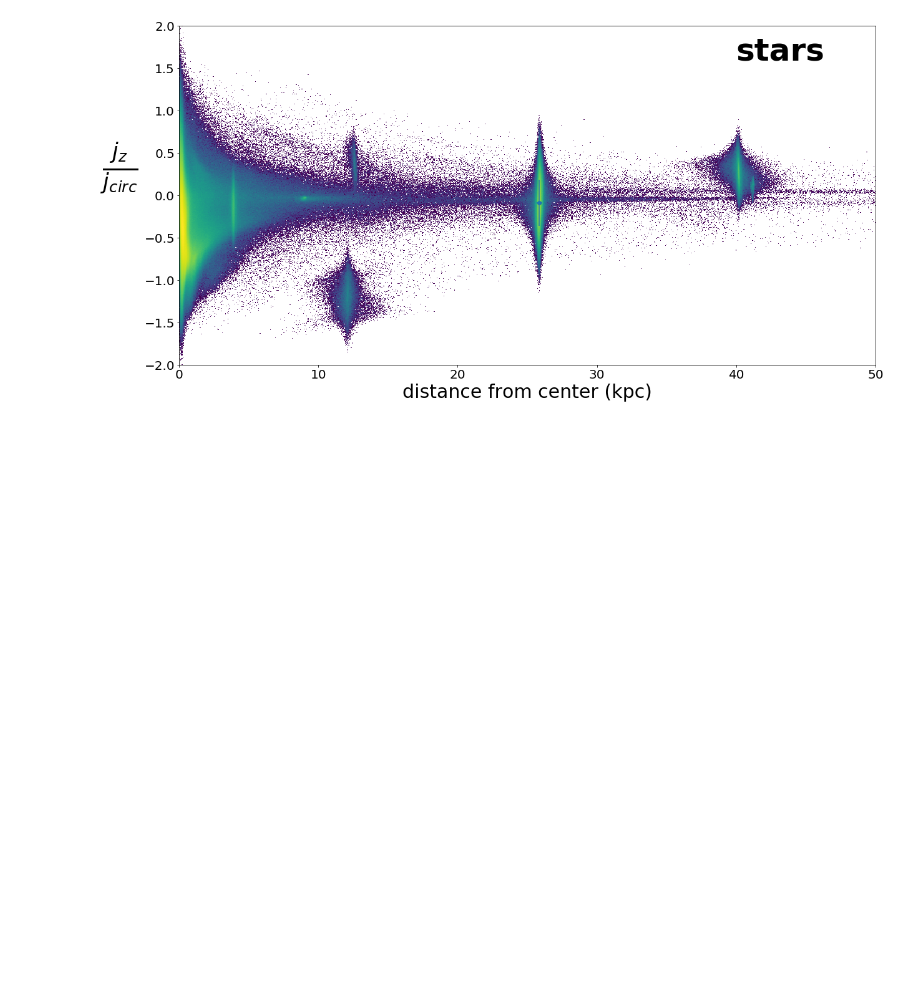
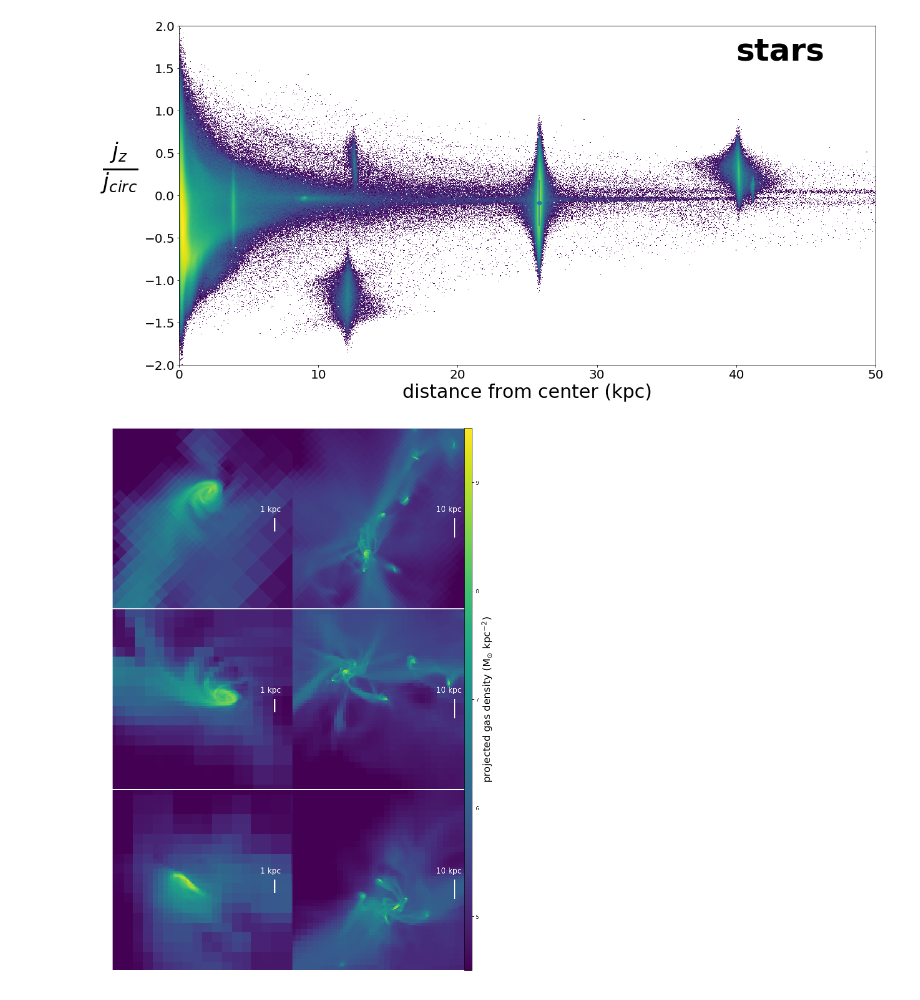
Before and after one commit to RaymondSimons/foggie_local, a Jupyter notebook: anchor_ids.ipynb, the cells around one changed output. Cells and saved outputs as stored; diff of their text form; code cells hidden in the pictures; blank space fills up the shorter version.

```diff
--- a/anchor_ids.ipynb
+++ b/anchor_ids.ipynb
@@ -302,63 +304,68 @@ np.save('/Users/rsimons/Dropbox/rcs_foggie/outputs/nref11n_nref10f_selfshield_z6
 # %%
 anchor_ids = np.load('/Users/rsimons/Dropbox/rcs_foggie/outputs/nref11n_nref10f_selfshield_z6_anchors.npy')[()]
 # %%
-import yt
-import os
-os.chdir('/Users/rsimons/Dropbox/rcs_foggie/data/halo_008508/nref11n_selfshield_z15/DD0600/')
-ds = yt.load('DD0600')
+Ls = [[1,0,0], [0,1,0], [0, 0, 1]]
+
+W1 = yt.YTArray([15, 15, 15], 'kpc')
+W2 = yt.YTArray([100, 100, 100], 'kpc')
+
+north_vector = [0,0.7,0.7]
+N = 512
+
+
+anchor_xs_box_avg = 26564.85890163585
+anchor_ys_box_avg = 26236.47388230963
+anchor_zs_box_avg = 27090.86022165454
 cen = yt.YTArray([anchor_xs_box_avg, anchor_ys_box_avg, anchor_zs_box_avg], 'kpc')
 
 
-vel_vec = array([anchor_vxs_box_avg, anchor_vys_box_avg, anchor_vzs_box_avg])
-L = vel_vec/np.linalg.norm(vel_vec)
-
-
-W1 = yt.YTArray([10, 10, 10], 'kpc')
-W2 = yt.YTArray([50, 50, 50], 'kpc')
-
-north_vector = [0,1,0]
-N = 512
-
-image1 = yt.off_axis_projection(ds, cen, L, W1, N, ('gas', 'density'), north_vector =  north_vector)
-image2 = yt.off_axis_projection(ds, cen, L, W2, N, ('gas', 'density'), north_vector =  north_vector)
-
-
-fig, axes = subplots(1,2, figsize = (10.8, 5))
-
-
-image1 = image1.in_units('Msun * kpc**-2')
-image2 = image2.in_units('Msun * kpc**-2')
-
-im1 = axes[0].imshow(np.log10(image1), vmin = 4.5, vmax = 9.5)
-im2 = axes[1].imshow(np.log10(image2), vmin = 4.5, vmax = 9.5)
-
-bar_len_kpc = 1.
-bar_len_pix = 1.*N/W1[0].value * bar_len_kpc
-y_bar_start_pix = 0.5*N
-y_bar_end_pix = y_bar_start_pix + bar_len_pix
-x_bar_pix = 0.9*N
-axes[0].plot([x_bar_pix, x_bar_pix], [y_bar_start_pix, y_bar_end_pix], color = 'white', linewidth = 3)
-axes[0].annotate("%i kpc"%bar_len_kpc, (x_bar_pix-0.08*N, y_bar_start_pix- 0.04*N), color = 'white', fontsize = 15, rotation = 0)
+fig, axes = plt.subplots(3,2, figsize = (10.8, 15))
 
 
 
-bar_len_kpc = 10
-bar_len_pix = 1.*N/W2[0].value * bar_len_kpc
-y_bar_start_pix = 0.5*N
-y_bar_end_pix = y_bar_start_pix + bar_len_pix
-x_bar_pix = 0.9*N
-axes[1].plot([x_bar_pix, x_bar_pix], [y_bar_start_pix, y_bar_end_pix], color = 'white', linewidth = 3)
-axes[1].annotate("%i kpc"%bar_len_kpc, (x_bar_pix-0.10*N, y_bar_start_pix- 0.04*N), color = 'white', fontsize = 15, rotation = 0)
+for i in arange(3):
+    L = Ls[i]
+    image1 = yt.off_axis_projection(ds, cen, L, W1, N, ('gas', 'density'), north_vector =  north_vector)
+    image2 = yt.off_axis_projection(ds, cen, L, W2, N, ('gas', 'density'), north_vector =  north_vector)
+
+
+    image1 = image1.in_units('Msun * kpc**-2')
+    image2 = image2.in_units('Msun * kpc**-2')
+
+    im1 = axes[i, 0].imshow(np.log10(image1), vmin = 4.5, vmax = 9.5)
+    im2 = axes[i, 1].imshow(np.log10(image2), vmin = 4.5, vmax = 9.5)
+
+
+    bar_len_kpc = 1.
+    bar_len_pix = 1.*N/W1[0].value * bar_len_kpc
+    y_bar_start_pix = 0.5*N
+    y_bar_end_pix = y_bar_start_pix + bar_len_pix
+    x_bar_pix = 0.9*N
+    axes[i, 0].plot([x_bar_pix, x_bar_pix], [y_bar_start_pix, y_bar_end_pix], color = 'white', linewidth = 3)
+    axes[i, 0].annotate("%i kpc"%bar_len_kpc, (x_bar_pix-0.08*N, y_bar_start_pix- 0.04*N), color = 'white', fontsize = 15, rotation = 0)
+
+
+
+    bar_len_kpc = 10
+    bar_len_pix = 1.*N/W2[0].value * bar_len_kpc
+    y_bar_start_pix = 0.5*N
+    y_bar_end_pix = y_bar_start_pix + bar_len_pix
+    x_bar_pix = 0.9*N
+    axes[i, 1].plot([x_bar_pix, x_bar_pix], [y_bar_start_pix, y_bar_end_pix], color = 'white', linewidth = 3)
+    axes[i, 1].annotate("%i kpc"%bar_len_kpc, (x_bar_pix-0.10*N, y_bar_start_pix- 0.04*N), color = 'white', fontsize = 15, rotation = 0)
 
 
 
 
 
 
-for ax in axes:
+for ax in axes.ravel():
     ax.axis('off')
 
 cax = fig.add_axes([0.90, 0.0, 0.02, 1.0])
 cbr = fig.colorbar(im1, cax=cax,orientation="vertical")
-cbr.set_label('projected gas density (M$_{\odot}$ kpc$^{-2}$)', fontsize = 15)
+
+cbr.set_label('projected gas density (M$_{\odot}$ kpc$^{-2}$)', fontsize = 20)
 fig.subplots_adjust(left = 0.0, right = 0.92, top =1.0, bottom = 0.0, hspace = 0.0, wspace = 0.0)
+# %% [output]
+[figure, added]
```
Also changed, not shown: parts of 2 cells of this notebook, 1 other file.
